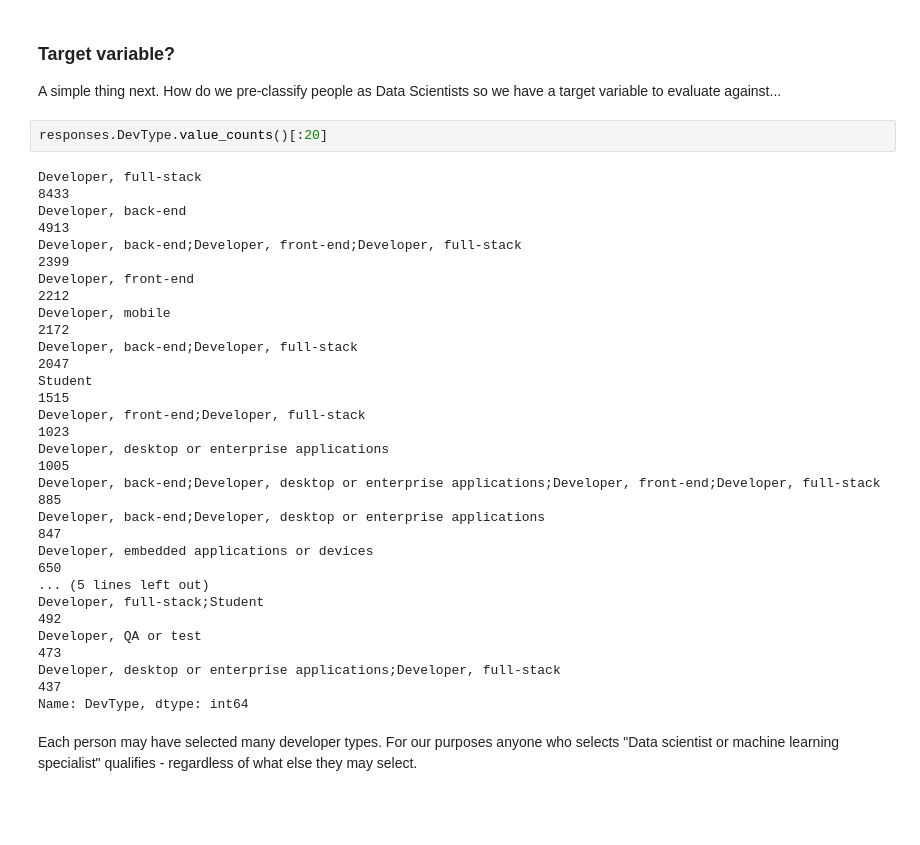
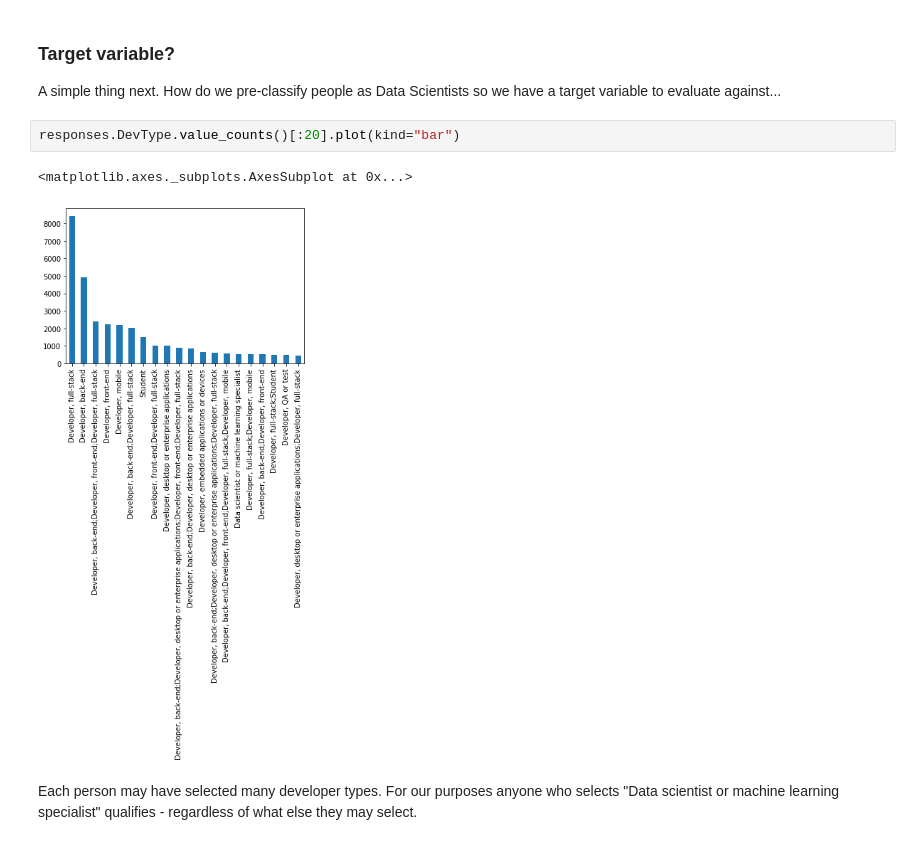
Before and after one commit to deacona/stackoverflow2019, a Jupyter notebook: Q2_Data_Scientist_classifier.ipynb, the cells around one changed output. Saved outputs shown, nothing was run; the diff lists cells and outputs as text; blank space fills up the shorter version.

```diff
--- a/Q2_Data_Scientist_classifier.ipynb
+++ b/Q2_Data_Scientist_classifier.ipynb
@@ -89,25 +99,10 @@ We now know what the questions were and broadly what kind of data we have in the
 
 A simple thing next. How do we pre-classify people as Data Scientists so we have a target variable to evaluate against...
 # %%
-responses.DevType.value_counts()[:20]
+responses.DevType.value_counts()[:20].plot(kind="bar")
 # %% [output]
-Developer, full-stack                                                                                           8433
-Developer, back-end                                                                                             4913
-Developer, back-end;Developer, front-end;Developer, full-stack                                                  2399
-Developer, front-end                                                                                            2212
-Developer, mobile                                                                                               2172
-Developer, back-end;Developer, full-stack                                                                       2047
-Student                                                                                                         1515
-Developer, front-end;Developer, full-stack                                                                      1023
-Developer, desktop or enterprise applications                                                                   1005
-Developer, back-end;Developer, desktop or enterprise applications;Developer, front-end;Developer, full-stack     885
-Developer, back-end;Developer, desktop or enterprise applications                                                847
-Developer, embedded applications or devices                                                                      650
-... (5 lines left out)
-Developer, full-stack;Student                                                                                    492
-Developer, QA or test                                                                                            473
-Developer, desktop or enterprise applications;Developer, full-stack                                              437
-Name: DevType, dtype: int64
+<matplotlib.axes._subplots.AxesSubplot at 0x...>
+[figure, added]
 # %% [markdown]
 Each person may have selected many developer types. For our purposes anyone who selects "Data scientist or machine learning specialist" qualifies - regardless of what else they may select.
 # %%
```
Also changed, not shown: parts of 39 cells of this notebook.
